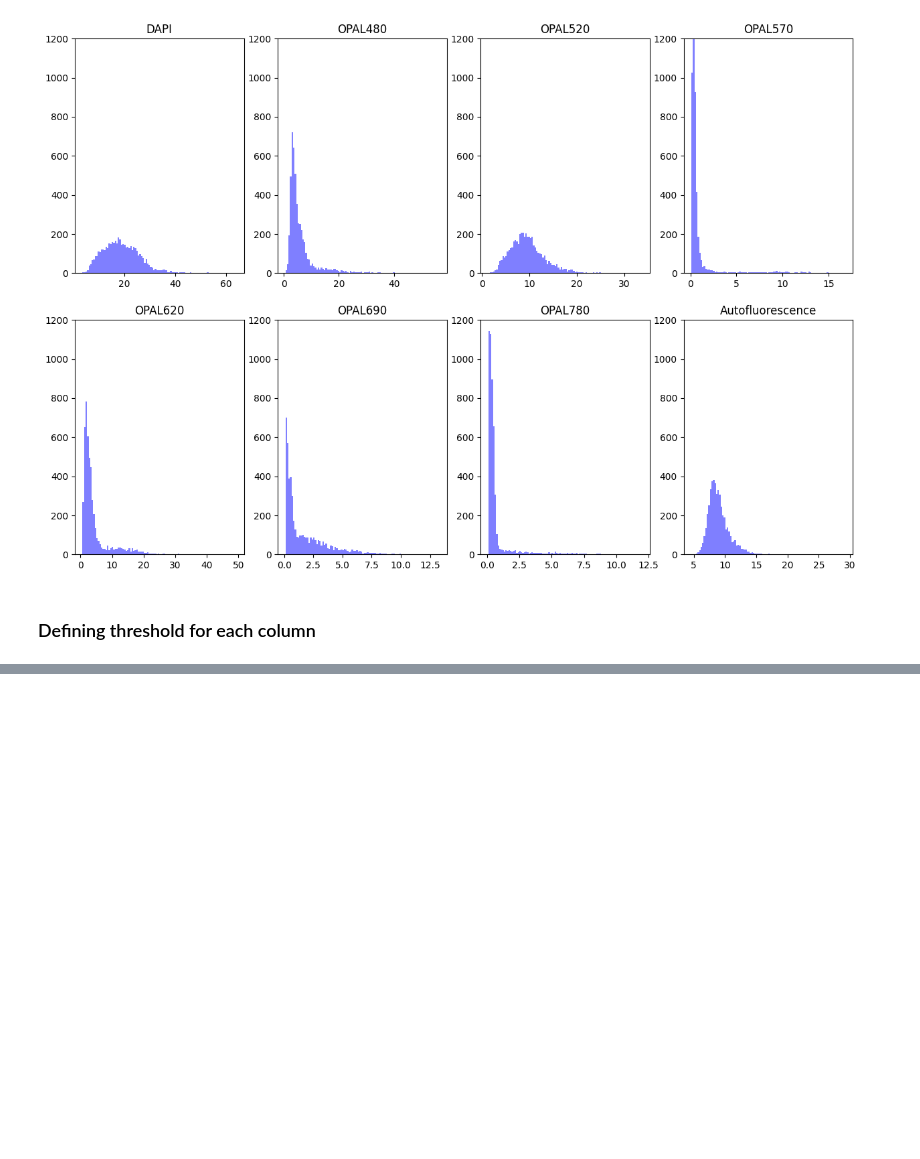
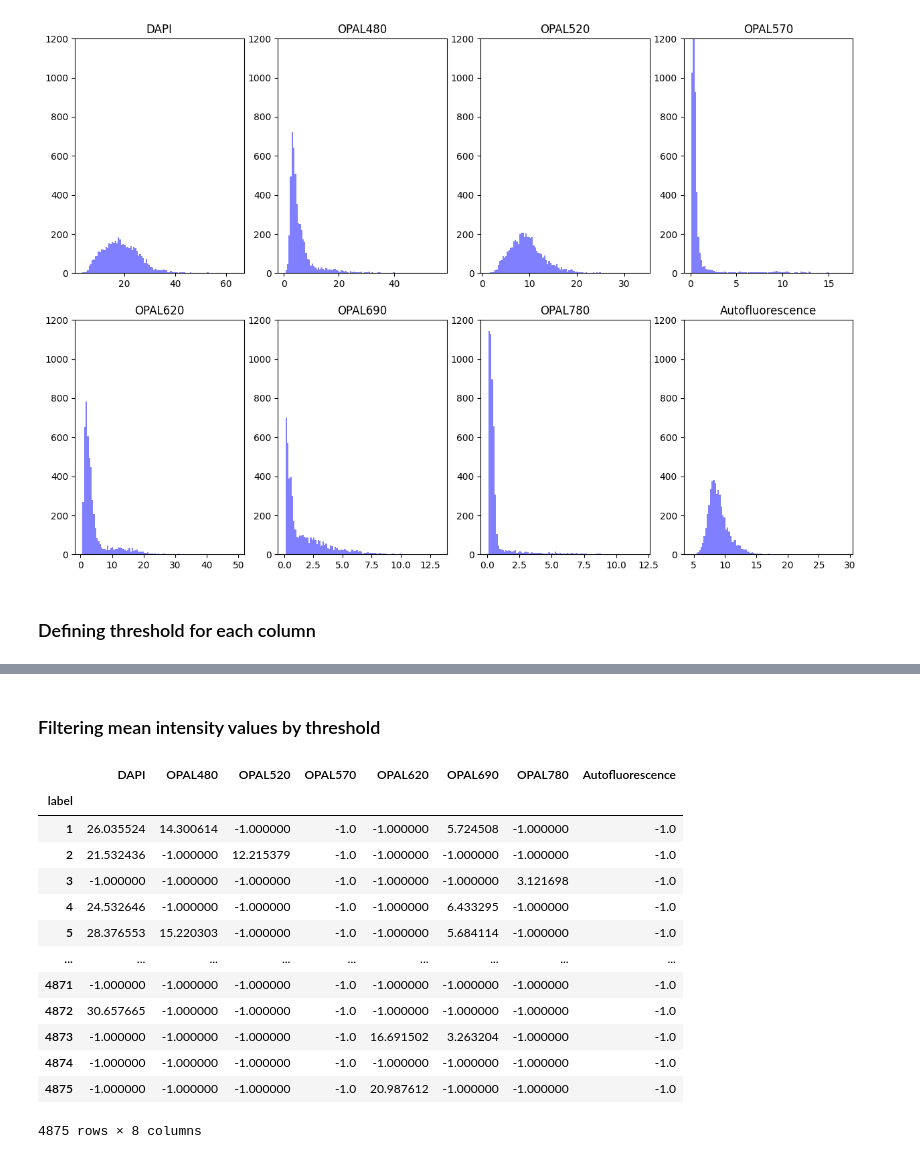
Before and after one commit to BIIFSweden/spermatogenesis-profiling, a Jupyter notebook: pipeline_multiplexed.ipynb, the cells around one changed output, grey strips where cells are left out. Saved outputs shown, nothing was run; the diff lists cells and outputs as text; code cells hidden in the pictures; blank space fills up the shorter version.

```diff
--- a/pipeline_multiplexed.ipynb
+++ b/pipeline_multiplexed.ipynb
@@ -64,3 +82,14 @@ Using default values: prob_thresh=0.479071, nms_thresh=0.3.
+# %%
+# obtain the model config
+image = nuclei.astype('uint16')
+param = {'diameter': 30}
+
+# run inference
+results = await execute([image, param],
+                              server_url='https://ai.imjoy.io/triton',
+                              model_name='stardist',
+                              decode_bytes=True)
+mask = results['mask']
 # %% [markdown]
 ### Display segmentation output for the DAPI image
 # %%
@@ -151,0 +213,3 @@ thresh
+# %%
+thresh = [threshold_otsu(mean_intens[col]) for col in mean_intens.columns] # calculate threshold for all cols
+thresh
@@ -151,0 +225,24 @@ thresh
+# %% [markdown]
+### Filtering mean intensity values by threshold
+# %%
+filtered_mean_intens = mean_intens
+
+for col, th in zip(mean_intens.columns,thresh):
+    filtered_mean_intens.loc[filtered_mean_intens[col] < th, col] = -1
+
+filtered_mean_intens
+# %% [output]
+|  | DAPI | OPAL480 | OPAL520 | OPAL570 | OPAL620 | OPAL690 | OPAL780 | Autofluorescence |
+| label |  |  |  |  |  |  |  |  |
+| 1 | 26.035524 | 14.300614 | -1.000000 | -1.0 | -1.000000 | 5.724508 | -1.000000 | -1.0 |
+| 2 | 21.532436 | -1.000000 | 12.215379 | -1.0 | -1.000000 | -1.000000 | -1.000000 | -1.0 |
+| 3 | -1.000000 | -1.000000 | -1.000000 | -1.0 | -1.000000 | -1.000000 | 3.121698 | -1.0 |
+| 4 | 24.532646 | -1.000000 | -1.000000 | -1.0 | -1.000000 | 6.433295 | -1.000000 | -1.0 |
+| 5 | 28.376553 | 15.220303 | -1.000000 | -1.0 | -1.000000 | 5.684114 | -1.000000 | -1.0 |
+| ... | ... | ... | ... | ... | ... | ... | ... | ... |
+| 4871 | -1.000000 | -1.000000 | -1.000000 | -1.0 | -1.000000 | -1.000000 | -1.000000 | -1.0 |
+| 4872 | 30.657665 | -1.000000 | -1.000000 | -1.0 | -1.000000 | -1.000000 | -1.000000 | -1.0 |
+| 4873 | -1.000000 | -1.000000 | -1.000000 | -1.0 | 16.691502 | 3.263204 | -1.000000 | -1.0 |
+| 4874 | -1.000000 | -1.000000 | -1.000000 | -1.0 | -1.000000 | -1.000000 | -1.000000 | -1.0 |
+| 4875 | -1.000000 | -1.000000 | -1.000000 | -1.0 | 20.987612 | -1.000000 | -1.000000 | -1.0 |
+4875 rows × 8 columns
```
Also changed, not shown: parts of 10 cells of this notebook.
